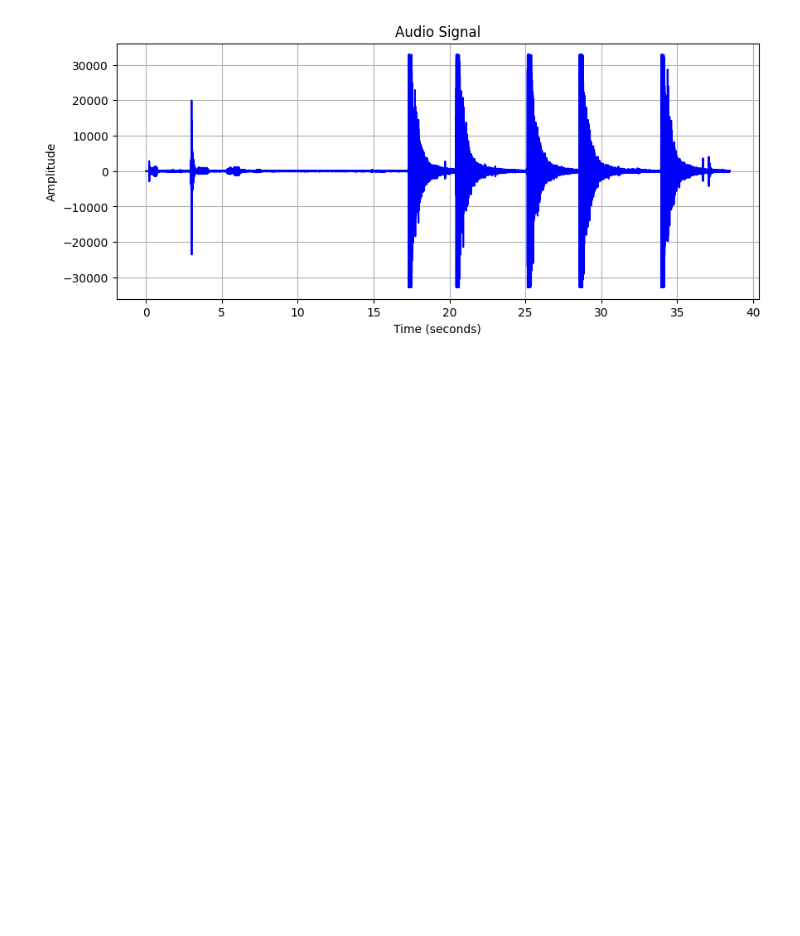
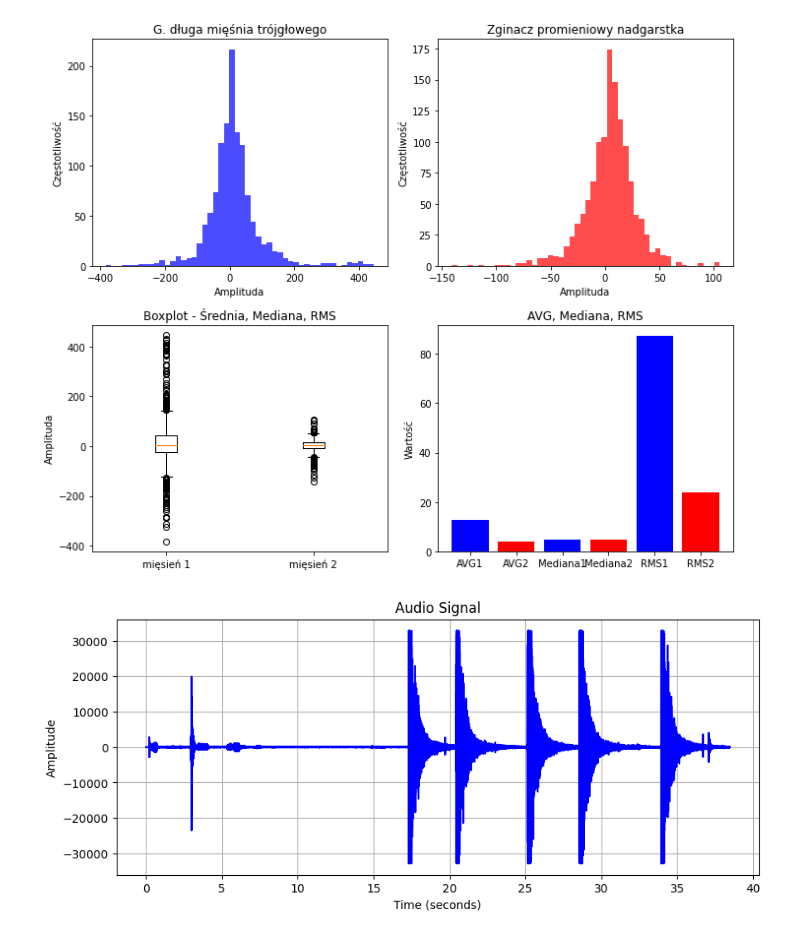
Before and after one commit to AgnieszkaDb/pif-paf-project, a Jupyter notebook: notebooks/ug_stats.ipynb, the cells around one changed output. Saved outputs shown, nothing was run; the diff lists cells and outputs as text; code cells hidden in the pictures; blank space fills up the shorter version.

```diff
--- a/notebooks/ug_stats.ipynb
+++ b/notebooks/ug_stats.ipynb
@@ -31,3 +54,56 @@ plt.show()
+# %%
+import numpy as np
+
+channel_1 = df['V1'] - df['Noise']
+channel_2 = df['V2'] - df['Noise']
+
+mean_channel_1 = channel_1.mean()
+median_channel_1 = channel_1.median()
+std_channel_1 = channel_1.std()
+
+rms_channel_1 = np.sqrt(np.mean(np.square(channel_1)))
+
+mean_channel_2 = channel_2.mean()
+median_channel_2 = channel_2.median()
+rms_channel_2 = np.sqrt(np.mean(np.square(channel_2)))
+
+fig, axes = plt.subplots(2, 2, figsize=(10, 8))
+
+axes[0, 0].hist(channel_1, bins=50, alpha=0.7, color='blue')
+axes[0, 0].set_title('G. długa mięśnia trójgłowego')
+axes[0, 0].set_xlabel('Amplituda')
+axes[0, 0].set_ylabel('Częstotliwość')
+
+axes[0, 1].hist(channel_2, bins=50, alpha=0.7, color='red')
+axes[0, 1].set_title('Zginacz promieniowy nadgarstka')
+axes[0, 1].set_xlabel('Amplituda')
+axes[0, 1].set_ylabel('Częstotliwość')
+
+data = [channel_1, channel_2]
+labels = ['mięsień 1', 'mięsień 2']
+axes[1, 0].boxplot(data, labels=labels)
+axes[1, 0].set_title('Boxplot - Średnia, Mediana, RMS')
+axes[1, 0].set_ylabel('Amplituda')
+
+statistics = [mean_channel_1, mean_channel_2, median_channel_1, median_channel_2, rms_channel_1, rms_channel_2]
+labels = ['AVG1', 'AVG2', 'Mediana1', 'Mediana2', 'RMS1', 'RMS2']
+axes[1, 1].bar(labels, statistics, color=['blue', 'red', 'blue', 'red', 'blue', 'red'])
+axes[1, 1].set_title('AVG, Mediana, RMS')
+axes[1, 1].set_ylabel('Wartość')
+
+plt.tight_layout()
+plt.show()
+
+# Display or use these calculated statistics as required
+# print("Mean:", mean_value)
+# print("Median:", median_value)
+# print("Standard Deviation:", std_deviation)
+# print("RMS:", rms_value)
+# print("Peak Amplitude:", peak_amplitude)
+# print("Dominant Frequency:", dominant_frequency)
+# print("Spectral Bandwidth:", spectral_bandwidth)
+# %% [output]
+[figure, added]
 # %%
 from pydub import AudioSegment
 import matplotlib.pyplot as plt
```
Also changed, not shown: parts of 4 cells of this notebook.
